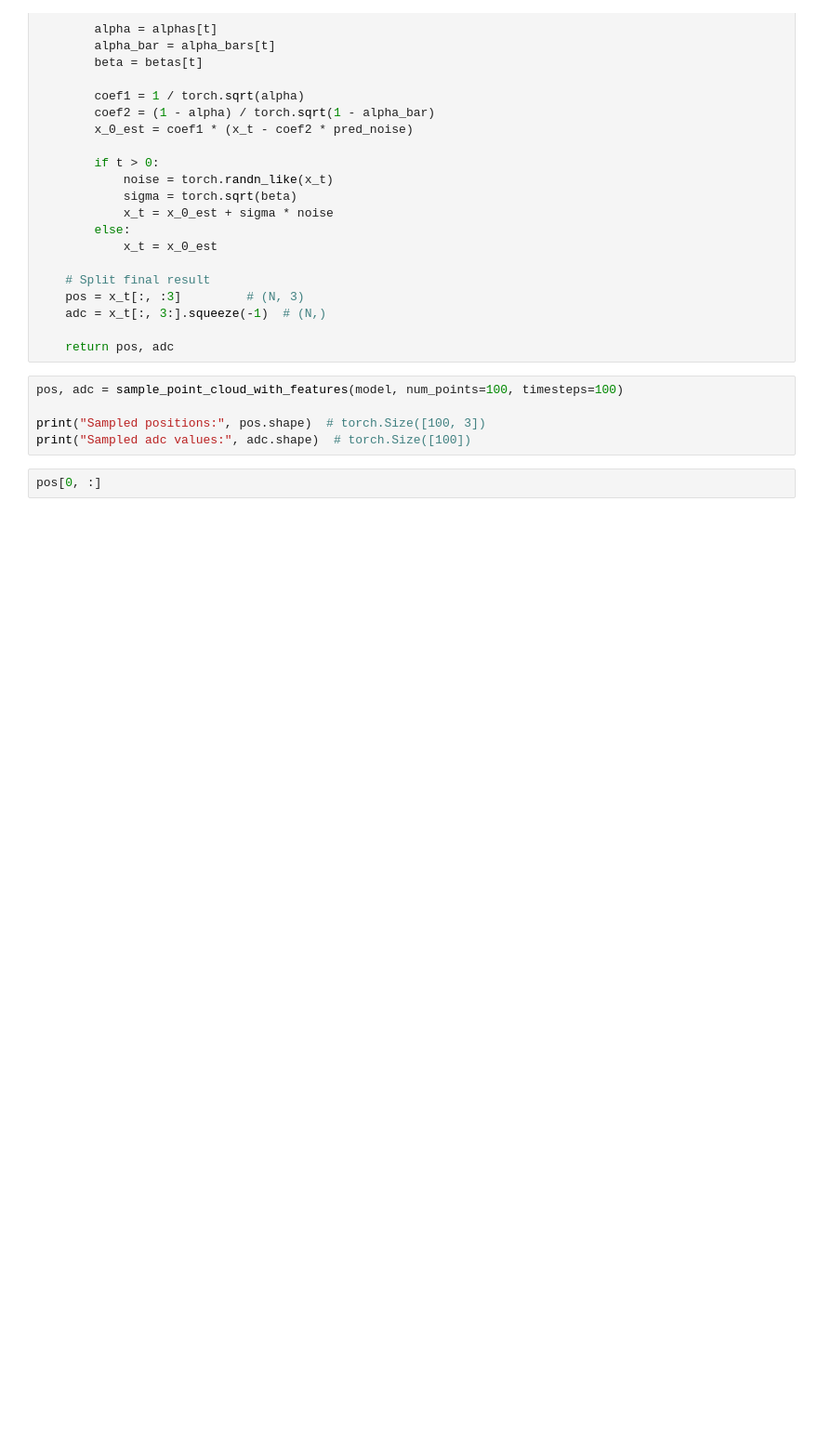
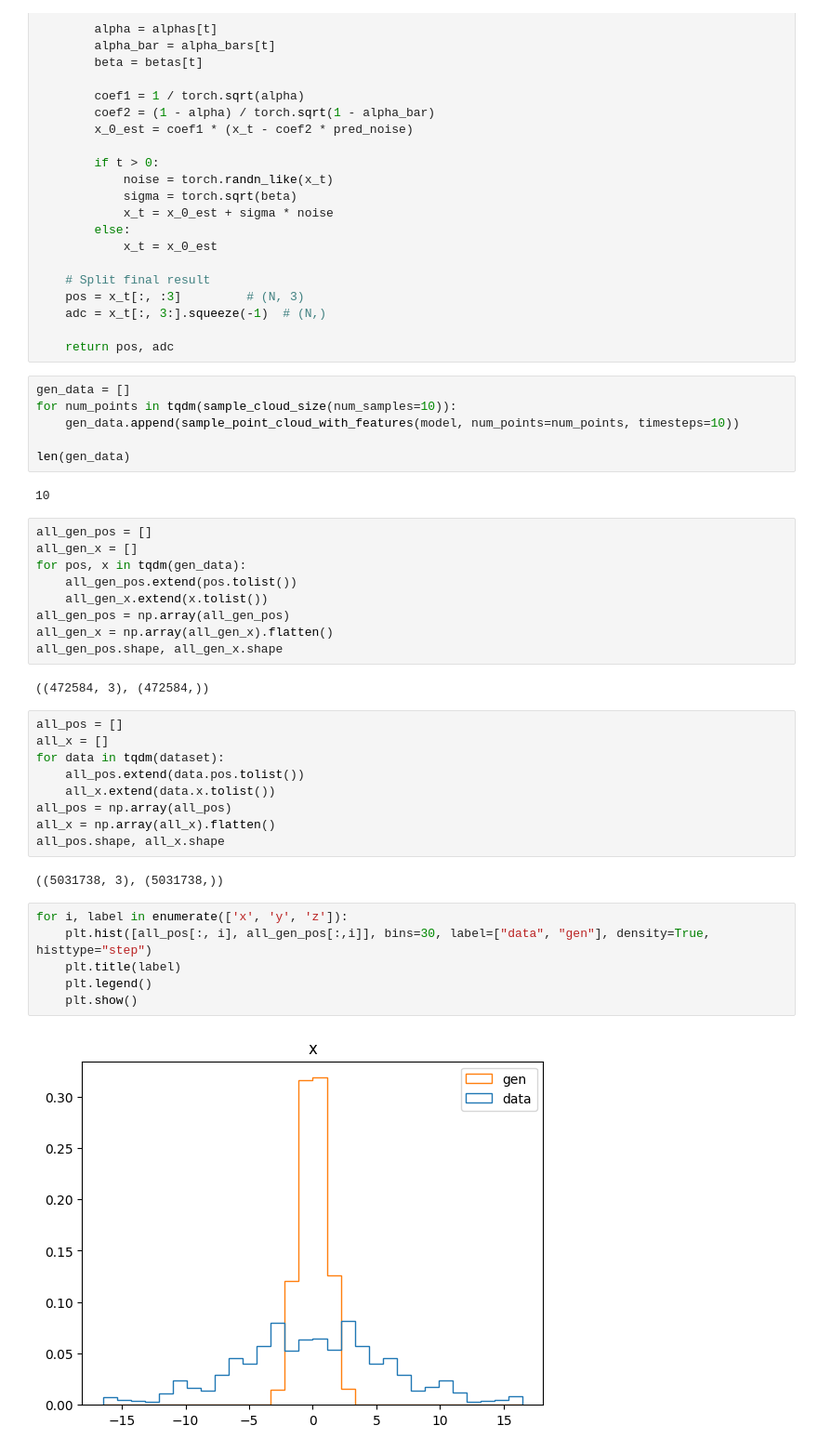
Before and after one commit to valdasraps/event_simulator, a Jupyter notebook: notebooks/pixel/02-00_diffmod.ipynb, the cells around one changed output. Shown at 93% size. Cells and saved outputs as stored; diff of their text form; blank space fills up the shorter version.

```diff
--- a/notebooks/pixel/02-00_diffmod.ipynb
+++ b/notebooks/pixel/02-00_diffmod.ipynb
@@ -162,9 +208,40 @@ def sample_point_cloud_with_features(model, num_points=100, timesteps=100):
 
     return pos, adc
 # %%
-pos, adc = sample_point_cloud_with_features(model, num_points=100, timesteps=100)
+gen_data = []
+for num_points in tqdm(sample_cloud_size(num_samples=10)):
+    gen_data.append(sample_point_cloud_with_features(model, num_points=num_points, timesteps=10))
 
-print("Sampled positions:", pos.shape)  # torch.Size([100, 3])
-print("Sampled adc values:", adc.shape)  # torch.Size([100])
+len(gen_data)
+# %% [output]
+10
-# %%
-pos[0, :]
+# %%
+all_gen_pos = []
+all_gen_x = []
+for pos, x in tqdm(gen_data):
+    all_gen_pos.extend(pos.tolist())
+    all_gen_x.extend(x.tolist())
+all_gen_pos = np.array(all_gen_pos)
+all_gen_x = np.array(all_gen_x).flatten()
+all_gen_pos.shape, all_gen_x.shape
+# %% [output]
+((472584, 3), (472584,))
+# %%
+all_pos = []
+all_x = []
+for data in tqdm(dataset):
+    all_pos.extend(data.pos.tolist())
+    all_x.extend(data.x.tolist())
+all_pos = np.array(all_pos)
+all_x = np.array(all_x).flatten()
+all_pos.shape, all_x.shape
+# %% [output]
+((5031738, 3), (5031738,))
+# %%
+for i, label in enumerate(['x', 'y', 'z']):
+    plt.hist([all_pos[:, i], all_gen_pos[:,i]], bins=30, label=["data", "gen"], density=True, histtype="step")
+    plt.title(label)
+    plt.legend()
+    plt.show()
+# %% [output]
+[figure, added]
```
Also changed, not shown: parts of 12 cells of this notebook.
